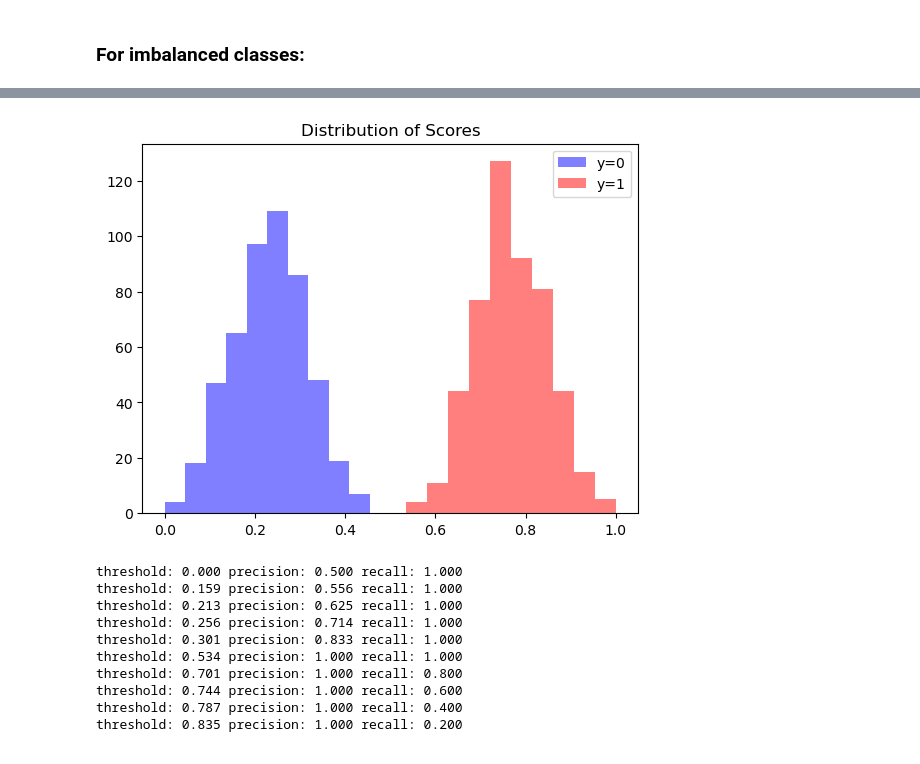
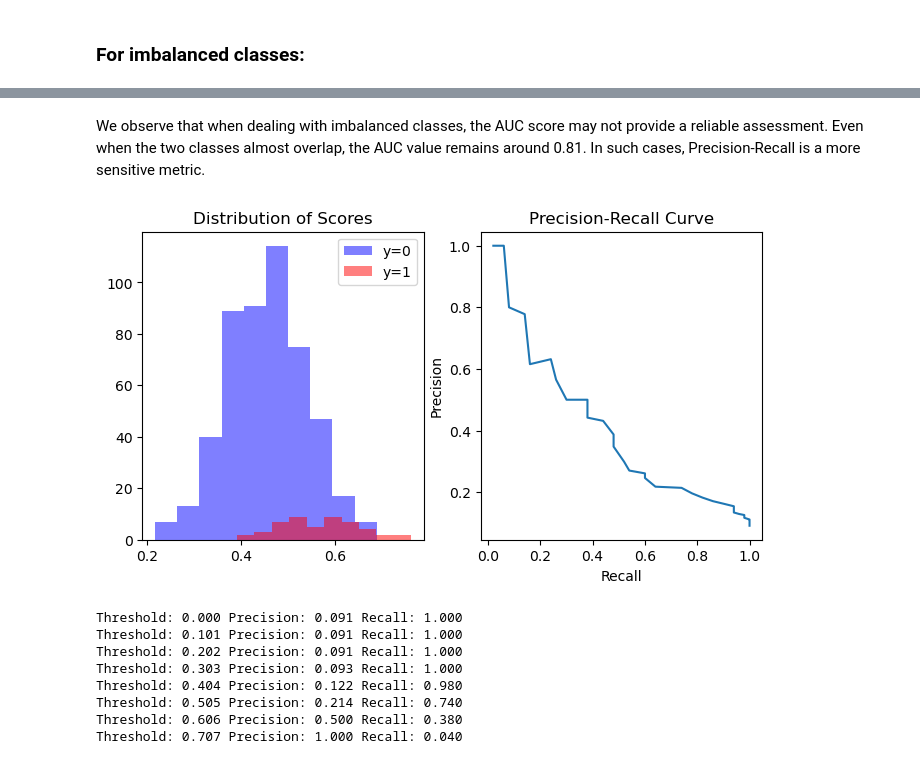
Before and after one commit to insdout/ML-Algorithms-From-Scratch, a Jupyter notebook: ROC_AUC.ipynb, the cells around one changed output, grey strips where cells are left out. Cells and saved outputs as stored; diff of their text form; code cells hidden in the pictures.

```diff
--- a/ROC_AUC.ipynb
+++ b/ROC_AUC.ipynb
@@ -261,30 +325,39 @@ plot_all([0.001, 0.1, 0.5], n_samples=[50, 500])
+# %% [markdown]
+We observe that when dealing with imbalanced classes, the AUC score may not provide a reliable assessment. Even when the two classes almost overlap, the AUC value remains around 0.81. In such cases, Precision-Recall is a more sensitive metric.
 # %%
-y_pred, y_true = generate_scores(0.001, n_samples=[500, 500])
+y_pred, y_true = generate_scores(0.5, n_samples=[50, 500])
+
 # Separate x values based on y values
 x0 = y_pred[y_true == 0]
 x1 = y_pred[y_true == 1]
 
 # Create a bar plot with different colors for each category
-
+plt.figure(figsize=(8, 4))
+plt.subplot(1, 2, 1)
 plt.hist(x0, color='blue', alpha=0.5, label='y=0')
 plt.hist(x1, color='red', alpha=0.5, label='y=1')
 plt.title(f'Distribution of Scores')
 plt.legend(loc="upper right")
+
+tprs, fprs, thresholds = roc(y_pred, y_true)
+precs, recalls, thresholds = prec_rec(y_pred, y_true)
+
+plt.subplot(1, 2, 2)
+plt.plot(recalls, precs)
+plt.xlabel('Recall')
+plt.ylabel('Precision')
+plt.title('Precision-Recall Curve')
 plt.show()
 
-tprs, fprs, thresholds = roc(y_pred, y_true)
-precs, recalls, thresholds = precision_recall_curve(y_true, y_pred)
-for prec, rec, thr in zip(precs[::100], recalls[::100], thresholds[::100]):
-    print(f'threshold: {thr:2.3f} precision: {prec:2.3f} recall: {rec:2.3f}')
+for prec, rec, thr in zip(precs[::10], recalls[::10], thresholds[::10]):
+    print(f'Threshold: {thr:2.3f} Precision: {prec:2.3f} Recall: {rec:2.3f}')
 # %% [output]
-[figure, old version]
+[figure, new version]
-threshold: 0.000 precision: 0.500 recall: 1.000
-threshold: 0.159 precision: 0.556 recall: 1.000
-threshold: 0.213 precision: 0.625 recall: 1.000
-threshold: 0.256 precision: 0.714 recall: 1.000
-threshold: 0.301 precision: 0.833 recall: 1.000
-threshold: 0.534 precision: 1.000 recall: 1.000
-threshold: 0.701 precision: 1.000 recall: 0.800
-threshold: 0.744 precision: 1.000 recall: 0.600
-threshold: 0.787 precision: 1.000 recall: 0.400
-threshold: 0.835 precision: 1.000 recall: 0.200
+Threshold: 0.000 Precision: 0.091 Recall: 1.000
+Threshold: 0.101 Precision: 0.091 Recall: 1.000
+Threshold: 0.202 Precision: 0.091 Recall: 1.000
+Threshold: 0.303 Precision: 0.093 Recall: 1.000
+Threshold: 0.404 Precision: 0.122 Recall: 0.980
+Threshold: 0.505 Precision: 0.214 Recall: 0.740
+Threshold: 0.606 Precision: 0.500 Recall: 0.380
+Threshold: 0.707 Precision: 1.000 Recall: 0.040
```
Also changed, not shown: parts of 4 cells of this notebook.
